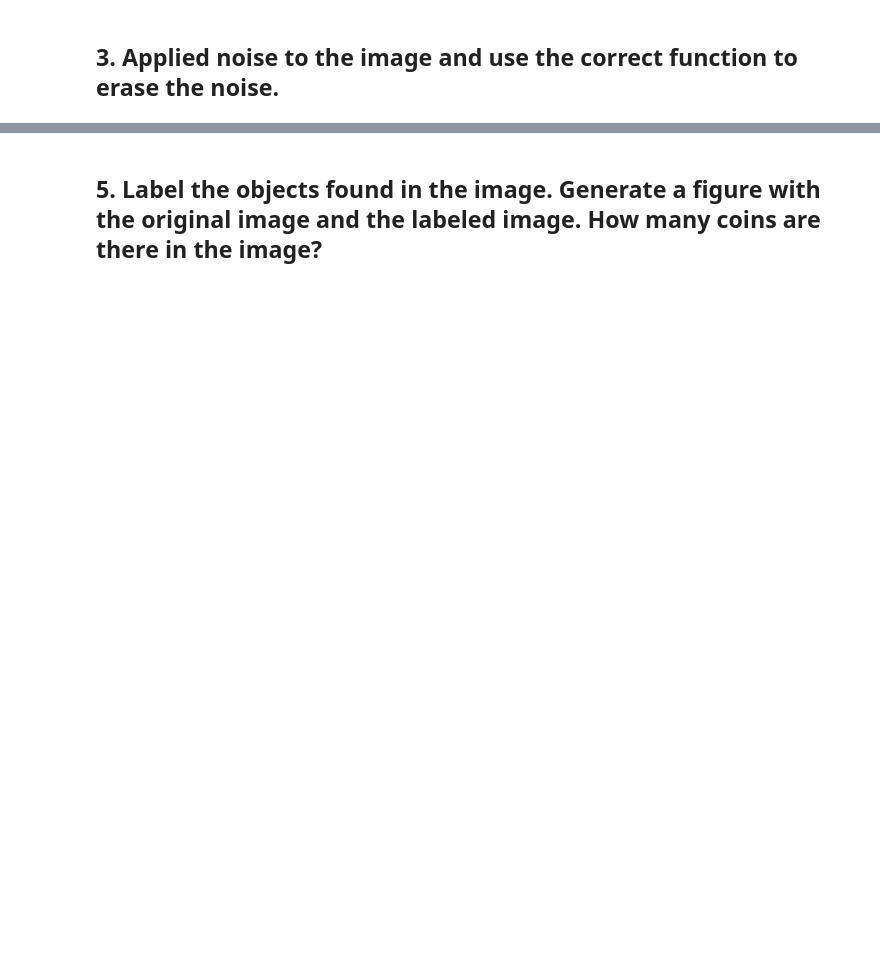
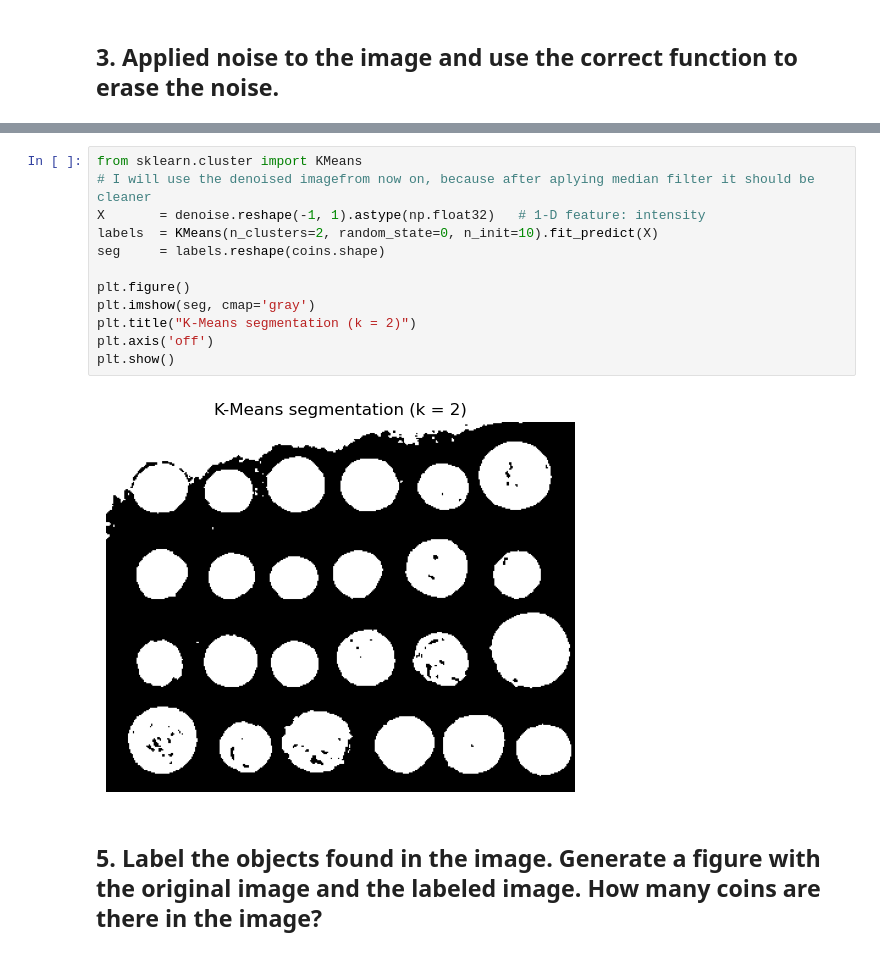
Before and after one commit to musel25/cv-exam-upt, a Jupyter notebook: Tirana_CV_Test.ipynb, the cells around one changed output, grey strips where cells are left out. Drawn from its saved outputs; the diff is of its cells as text; blank space fills up the shorter version.

```diff
--- a/Tirana_CV_Test.ipynb
+++ b/Tirana_CV_Test.ipynb
@@ -14,2 +70,16 @@
+# %%
+from sklearn.cluster import KMeans
+# I will use the denoised imagefrom now on, because after aplying median filter it should be cleaner
+X       = denoise.reshape(-1, 1).astype(np.float32)   # 1-D feature: intensity
+labels  = KMeans(n_clusters=2, random_state=0, n_init=10).fit_predict(X)
+seg     = labels.reshape(coins.shape)
+
+plt.figure()
+plt.imshow(seg, cmap='gray')
+plt.title("K-Means segmentation (k = 2)")
+plt.axis('off')
+plt.show()
+# %% [output]
+[figure, added]
 # %% [markdown]
 ## 5. Label the objects found in the image. Generate a figure with the original image and the labeled image. How many coins are there in the image?
```
Also changed, not shown: parts of 23 cells of this notebook, 1 other file.
